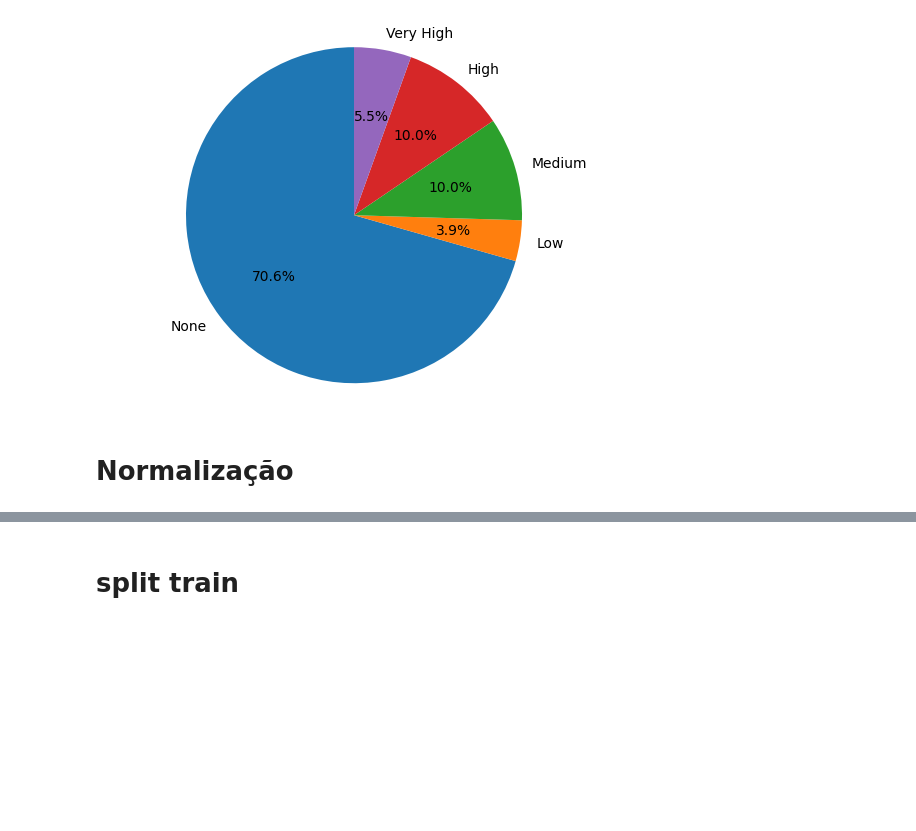
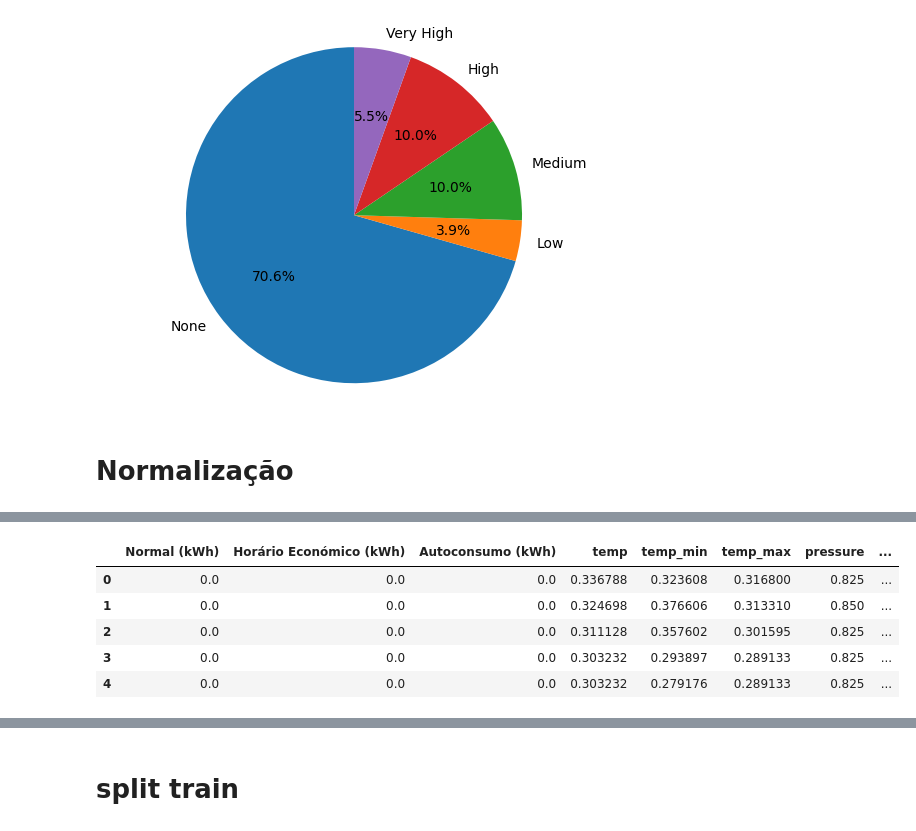
Before and after one commit to GoncaloSenra/DAA-Modelos-de-Machine-Learning, a Jupyter notebook: 3-.ipynb, the cells around one changed output, grey strips where cells are left out. Saved outputs shown, nothing was run; the diff lists cells and outputs as text; code cells hidden in the pictures; blank space fills up the shorter version.

```diff
--- a/3-.ipynb
+++ b/3-.ipynb
@@ -733,6 +591,15 @@ scaler_X = MinMaxScaler(feature_range=(0, 1)).fit(train_feat)
 scaler_Y = MinMaxScaler(feature_range=(0, 1)).fit(train_target)
 feat_scaled = pd.DataFrame(scaler_X.transform(train_feat[train_feat.columns]), columns=train_feat.columns)
 target_scaled = pd.DataFrame(scaler_Y.transform(train_target[train_target.columns]), columns=train_target.columns)
+# %%
+feat_scaled.head()
+# %% [output]
+|  | Normal (kWh) | Horário Económico (kWh) | Autoconsumo (kWh) | temp | temp_min | temp_max | pressure | ... |
+| 0 | 0.0 | 0.0 | 0.0 | 0.336788 | 0.323608 | 0.316800 | 0.825 | ... |
+| 1 | 0.0 | 0.0 | 0.0 | 0.324698 | 0.376606 | 0.313310 | 0.850 | ... |
+| 2 | 0.0 | 0.0 | 0.0 | 0.311128 | 0.357602 | 0.301595 | 0.825 | ... |
+| 3 | 0.0 | 0.0 | 0.0 | 0.303232 | 0.293897 | 0.289133 | 0.825 | ... |
+| 4 | 0.0 | 0.0 | 0.0 | 0.303232 | 0.279176 | 0.289133 | 0.825 | ... |
 # %%
 feat_scaled.describe()
 # %% [output]
```
Also changed, not shown: parts of 67 cells of this notebook, 1 other file.
